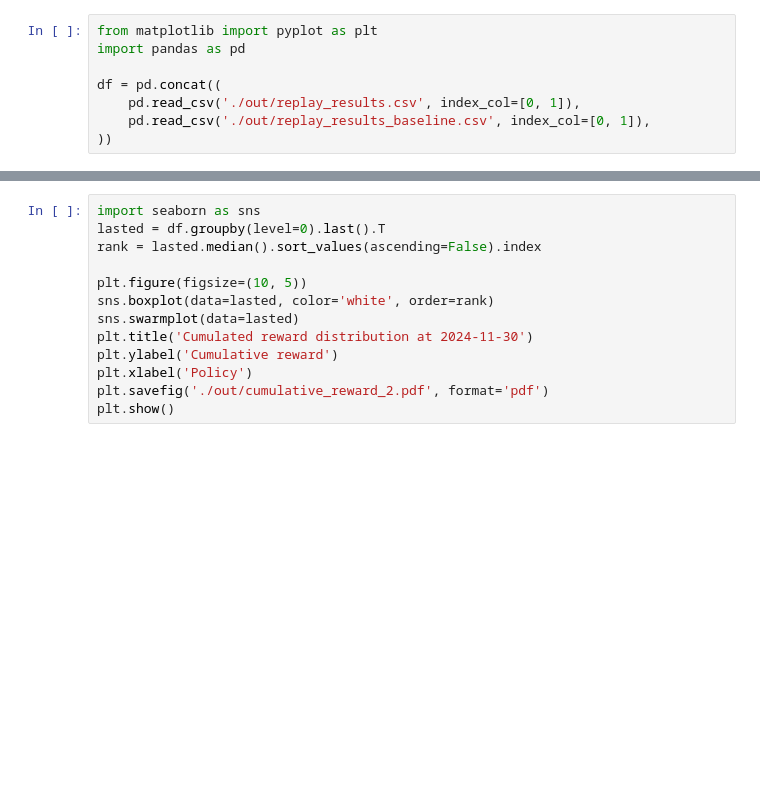
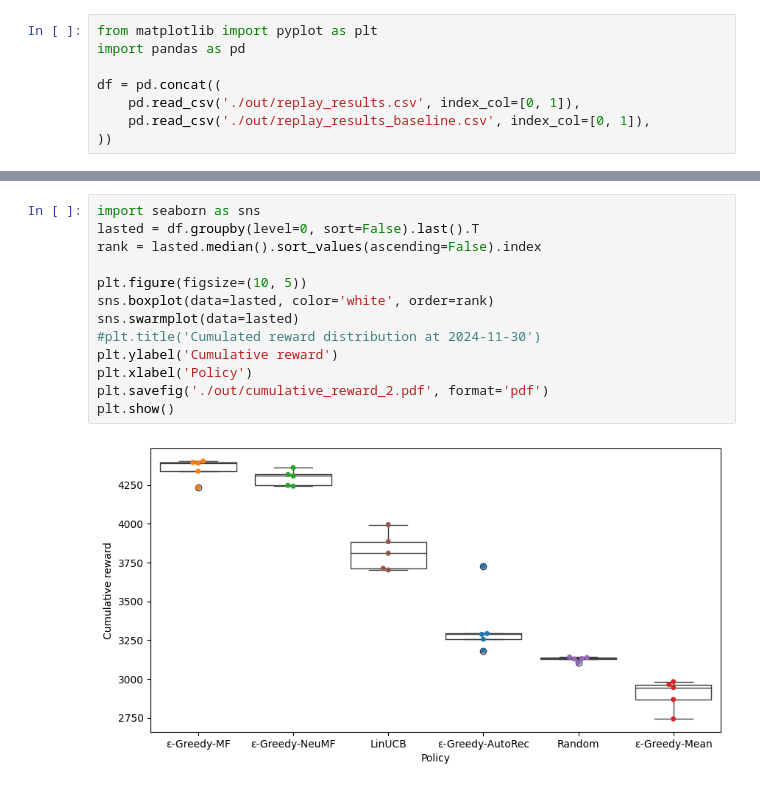
Before and after one commit to rik1599/recsys4good, a Jupyter notebook: evaluate.ipynb, the cells around one changed output, grey strips where cells are left out. Saved outputs shown, nothing was run; the diff lists cells and outputs as text; blank space fills up the shorter version.

```diff
--- a/evaluate.ipynb
+++ b/evaluate.ipynb
@@ -25,13 +26,15 @@ plt.show()
 # %%
 import seaborn as sns
-lasted = df.groupby(level=0).last().T
+lasted = df.groupby(level=0, sort=False).last().T
 rank = lasted.median().sort_values(ascending=False).index
 
 plt.figure(figsize=(10, 5))
 sns.boxplot(data=lasted, color='white', order=rank)
 sns.swarmplot(data=lasted)
-plt.title('Cumulated reward distribution at 2024-11-30')
+#plt.title('Cumulated reward distribution at 2024-11-30')
 plt.ylabel('Cumulative reward')
 plt.xlabel('Policy')
 plt.savefig('./out/cumulative_reward_2.pdf', format='pdf')
 plt.show()
+# %% [output]
+[figure, added]
```
Also changed, not shown: parts of 1 cell of this notebook, 5 other files.
